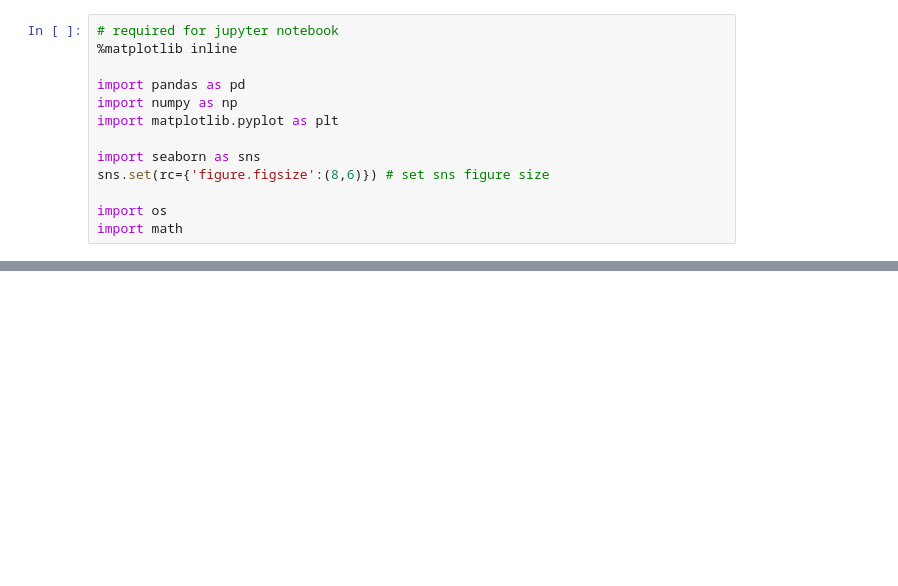
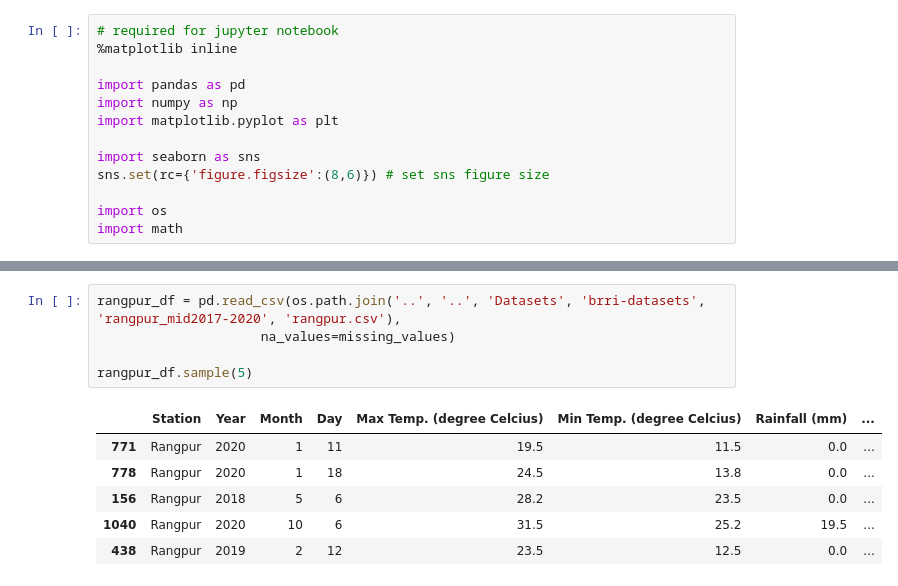
Before and after one commit to RifatIslamOmio/Weather-WaterLevel-Prediction-ML, a Jupyter notebook: Notebooks/brri-dataset/brri-dataset_pre-process_weekly-all.ipynb, the cells around one changed output, grey strips where cells are left out. Drawn from its saved outputs; the diff is of its cells as text; blank space fills up the shorter version.

```diff
--- a/Notebooks/brri-dataset/brri-dataset_pre-process_weekly-all.ipynb
+++ b/Notebooks/brri-dataset/brri-dataset_pre-process_weekly-all.ipynb
@@ -27,0 +30,12 @@ df.sample(5)
+# %%
+rangpur_df = pd.read_csv(os.path.join('..', '..', 'Datasets', 'brri-datasets', 'rangpur_mid2017-2020', 'rangpur.csv'),
+                     na_values=missing_values)
+
+rangpur_df.sample(5)
+# %% [output]
+|  | Station | Year | Month | Day | Max Temp. (degree Celcius) | Min Temp. (degree Celcius) | Rainfall (mm) | ... |
+| 771 | Rangpur | 2020 | 1 | 11 | 19.5 | 11.5 | 0.0 | ... |
+| 778 | Rangpur | 2020 | 1 | 18 | 24.5 | 13.8 | 0.0 | ... |
+| 156 | Rangpur | 2018 | 5 | 6 | 28.2 | 23.5 | 0.0 | ... |
+| 1040 | Rangpur | 2020 | 10 | 6 | 31.5 | 25.2 | 19.5 | ... |
+| 438 | Rangpur | 2019 | 2 | 12 | 23.5 | 12.5 | 0.0 | ... |
```
Also changed, not shown: parts of 31 cells of this notebook, 3 other files.
